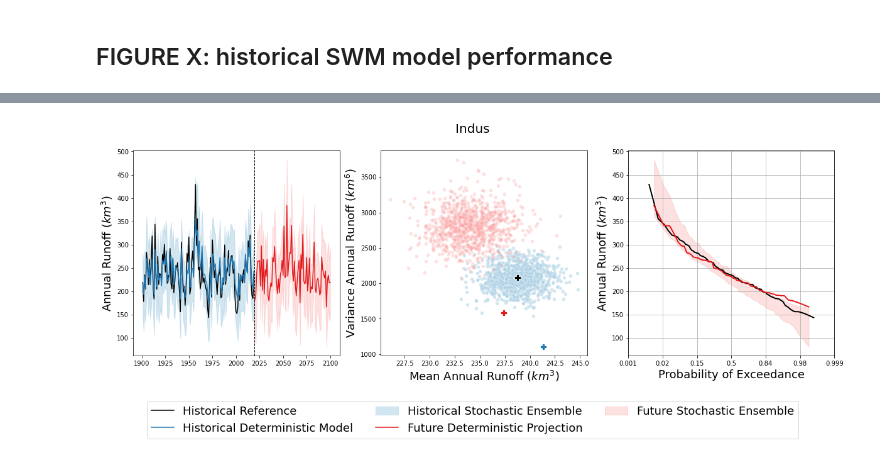
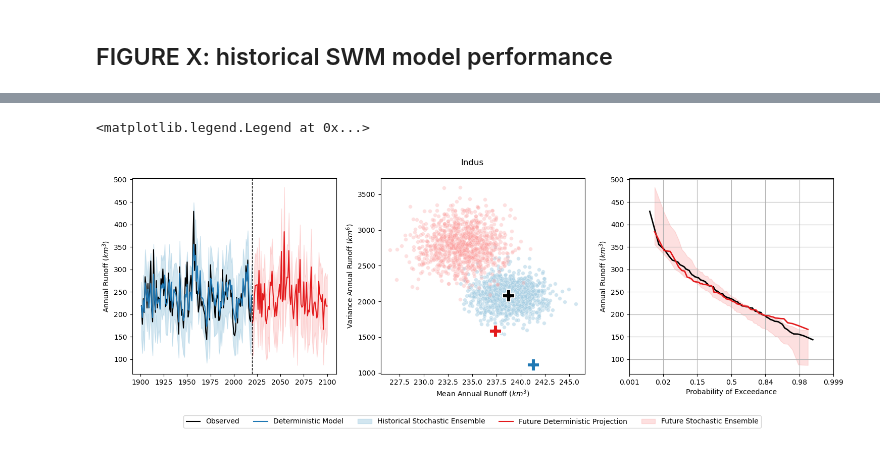
Before and after one commit to abirnb01/birnbaum-etal_2024_HydroVariability, a Jupyter notebook: Code/main_figures.ipynb, the cells around one changed output, grey strips where cells are left out. Saved outputs shown, nothing was run; the diff lists cells and outputs as text; code cells hidden in the pictures.

```diff
--- a/Code/main_figures.ipynb
+++ b/Code/main_figures.ipynb
@@ -134,18 +51,14 @@ fut_annual.set_index('basin_id').to_csv('/cluster/tufts/lamontagnelab/abirnb01/G
 # %% [markdown]
 # Run Stochastic Model for 1000 simulations
 # %%
-df = data_annual # historical data
-df_fut = fut_annual # future data
-m = 1000 # number of stochastic realizations to generate
+m = 1000 # set number of stochastic realizations
 
 Q = future_stoch_mvnorm(df,df_fut,m) #simulate stochastic realizations
+Q[Q<0] = 0 # make sure there are no negative runoff values - set minimum to be zero for both historical and future
 
-# make sure there are no negative runoff values - set minimum to be zero for both historical and future
-Q[Q<0] = 0
-
-basin_nms = data_annual.basin_name.unique() # get basin names
+basin_nms = df.basin_name.unique() # get basin names
 nbasins = len(basin_nms) # get # of basins
-nyears = len(data_annual['year'].unique()[:]) # get # of years
+nyears = len(df['year'].unique()[:]) # get # of years
 
 # get historical values
 Q_hist = Q[:nyears,:,:]
@@ -156,8 +69,8 @@ q_det = np.reshape(df.groupby(['basin_id'],group_keys=False)['q_det'].apply(lamb
 
 # get future values
 Q_fut = Q[nyears:,:,:]
-nfyears = len(fut_annual.year.unique())
-fut_annual['q_fut'] = fut_annual['q_fut'].astype(float)
-q_fut = np.reshape(fut_annual.groupby(['basin_id'],group_keys=False)['q_fut'].apply(lambda x:x).to_numpy(),
+nfyears = len(df_fut.year.unique()) #length
+df_fut['q_fut'] = df_fut['q_fut'].astype(float)
+q_fut = np.reshape(df_fut.groupby(['basin_id'],group_keys=False)['q_fut'].apply(lambda x:x).to_numpy(),
                        (nfyears,nbasins),order='F')
 # %% [markdown]
@@ -561,60 +339,55 @@ plt.show()
 # %%
 # results plots for a specific basin
-fig,(ax1,ax2,ax3) = plt.subplots(1,3,figsize=(20,6),
+fig,(ax1,ax2,ax3) = plt.subplots(1,3,figsize=(15,5),
                                  gridspec_kw={'width_ratios': [1, 1,1]})
 
 bs_name = 'Indus'
-bsid = data_annual[data_annual.basin_name==bs_name]['basin_id'].iloc[0] - 1
+bsid = df[df.basin_name==bs_name]['basin_id'].iloc[0] - 1
 
 boi_obs = q_ref[:,bsid] #observed
 boi_det = q_det[:,bsid] #deterministic
 boi_stoch = Q_hist[:,bsid,:] #stochastic
 boi_fdet = q_fut[:,bsid]#future
 boi_fstoch = Q_fut[:,bsid,:]#future stochastic
-df_basin = data_annual[data_annual.basin_name==bs_name]
-df_basin_fut = fut_annual[fut_annual.basin_name==bs_name]
+df_basin = df[df.basin_name==bs_name]
+df_basin_fut = df_fut[df_fut.basin_name==bs_name]
 
 # subplot 1: time series
-years = data_annual.year.unique()[:]
-fyears = fut_annual.year.unique()[:]
+years = df.year.unique()[:]
+fyears = df_fut.year.unique()[:]
 sns.lineplot(ax=ax1,x=years,y=boi_obs,label='Observed',color='k',legend=False)
 sns.lineplot(ax=ax1,x=years,y=boi_det,label='Deterministic Model',color=cpal[1],legend=False)
-ax1.fill_between(years,np.min(boi_stoch,axis=1),np.max(boi_stoch,axis=1),color=cpal[0],alpha=0.5)
+ax1.fill_between(years,np.min(boi_stoch,axis=1),np.max(boi_stoch,axis=1),color=cpal[0],alpha=0.5,label='Historical Stochastic Ensemble')
 sns.lineplot(ax=ax1,x=fyears,y=boi_fdet,label='Future Deterministic Projection',color=cpal[5],legend=False)
-ax1.fill_between(fyears,np.min(boi_fstoch,axis=1),np.max(boi_fstoch,axis=1),color=cpal[4],alpha=0.3)
+ax1.fill_between(fyears,np.min(boi_fstoch,axis=1),np.max(boi_fstoch,axis=1),color=cpal[4],alpha=0.3,label='Future Stochastic Ensemble')
 ax1.axvline(years[-1]+0.5,color='k',lw=1,ls='--')
-ax1.set_ylabel('Annual Runoff ($km^3$)',fontsize=18)
+ax1.set_ylabel('Annual Runoff ($km^3$)')
 
 # subplot 2: plot scatterplots of mean vs variance in annual runoff
 sns.scatterplot(ax=ax2,x=np.mean(boi_stoch,axis=0),y = np.var(boi_stoch,axis=0),s=30,
                 label='Historical Stochastic Ensemble',color=cpal[0],alpha=0.5,legend=False)
 sns.scatterplot(ax=ax2,x=np.mean(boi_fstoch,axis=0),y = np.var(boi_fstoch,axis=0),s=30,
                 label='Future Stochastic Ensemble',color=cpal[4],legend=False,alpha=0.3)
-sns.scatterplot(ax=ax2,x=[np.mean(boi_obs)],y=[np.var(boi_obs)],s=100,label='Observed',color='k',legend=False
-               ,marker='P')
-sns.scatterplot(ax=ax2,x=[np.mean(boi_det)],y=[np.var(boi_det)],s=100,label='Historical Deterministic Model',
+sns.scatterplot(ax=ax2,x=[np.mean(boi_obs)],y=[np.var(boi_obs)],s=300,label='Observed',color='k',legend=False,marker='P')
+sns.scatterplot(ax=ax2,x=[np.mean(boi_det)],y=[np.var(boi_det)],s=300,label='Historical Deterministic Model',
                 color=cpal[1],legend=False,marker='P')
-sns.scatterplot(ax=ax2,x=[np.mean(boi_fdet)],y=[np.var(boi_fdet)],s=100,label='Future Deterministic Projection',
+sns.scatterplot(ax=ax2,x=[np.mean(boi_fdet)],y=[np.var(boi_fdet)],s=300,label='Future Deterministic Projection',
                 color=cpal[5],legend=False,marker='P')
-ax2.set_xlabel('Mean Annual Runoff ($km^3$)',fontsize=18)
-ax2.set_ylabel('Variance Annual Runoff ($km^6$)',fontsize=18)
+ax2.set_xlabel('Mean Annual Runoff ($km^3$)')
+ax2.set_ylabel('Variance Annual Runoff ($km^6$)')
 
 # subplot 3: probability of exceedance for future
 ax3 = plot_pexc(df_basin,Q_hist[:,bsid,:],df_basin_fut,Q_fut[:,bsid,:],cpal[5],cpal[0],'fut_stoch',ax3)
-ax3.set_xlabel('Probability of Exceedance',fontsize=18)
-ax3.set_ylabel('Annual Runoff ($km^3$)',fontsize=18)
+ax3.set_xlabel('Probability of Exceedance')
+ax3.set_ylabel('Annual Runoff ($km^3$)')
 ax3.set_title('')
+ax3.legend().set_visible(False)
 
+plt.suptitle(bs_name)
+plt.tight_layout()
 
-fig.legend(['Historical Reference','Historical Deterministic Model','Historical Stochastic Ensemble',
-            'Future Deterministic Projection','Future Stochastic Ensemble'],ncol=3,loc='lower center',
-           fontsize=18,
-          bbox_to_anchor=(0.5, -0.2))
-
-
-#fig.text(0.05,0.5,bs_name,fontsize=24,rotation=90)
-
-plt.suptitle(bs_name,fontsize=20)
-plt.show()
+h, l = ax1.get_legend_handles_labels()
+fig.legend(h[0:],l[0:],title='',loc='lower center',bbox_to_anchor=[0.5,-0.1],ncol=5)
 # %% [output]
+<matplotlib.legend.Legend at 0x...>
-[figure, old version]
+[figure, new version]
```
Also changed, not shown: parts of 24 cells of this notebook, 2 other files.
